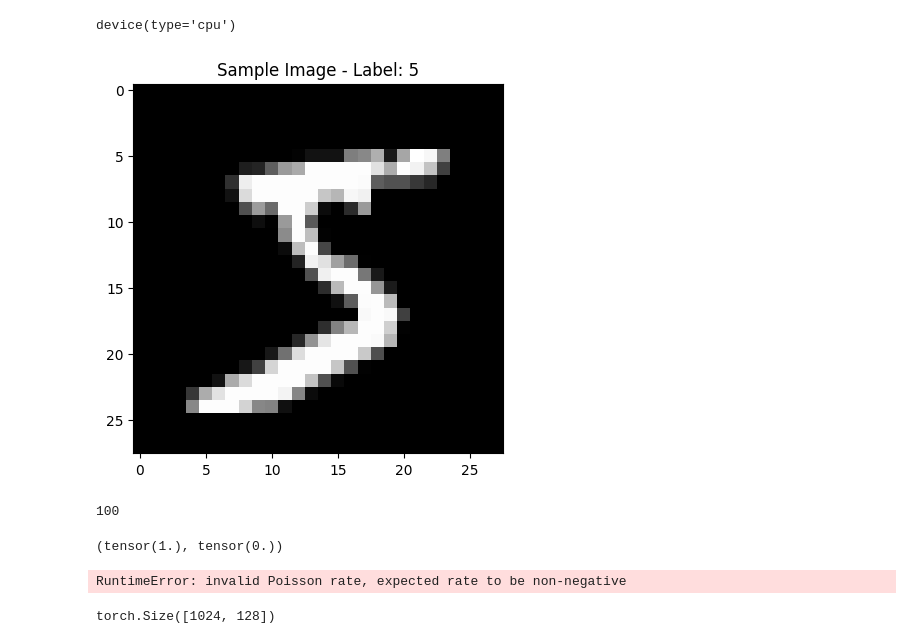
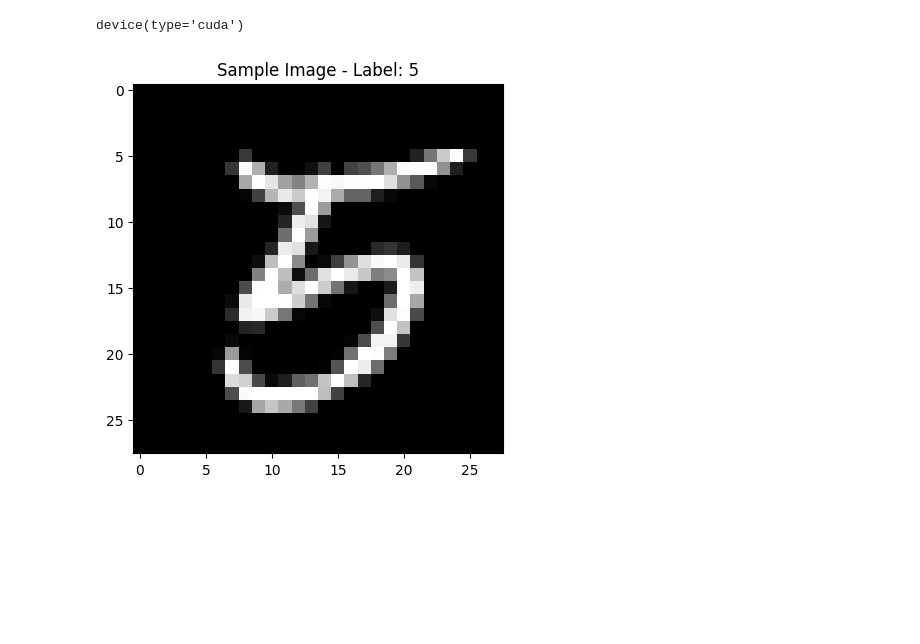
Before and after one commit to joeagriffith/iP-VAE, a Jupyter notebook: test.ipynb, the cells around one changed output. Saved outputs shown, nothing was run; the diff lists cells and outputs as text; code cells hidden in the pictures; blank space fills up the shorter version.

```diff
--- a/test.ipynb
+++ b/test.ipynb
@@ -10,76 +12,23 @@ from model import iPVAE
 from dataset import PreloadedDataset
 # %%
 device = torch.device('cuda' if torch.cuda.is_available() else 'cpu')
-device = torch.device('cpu')
+# device = torch.device('cpu')
 device
 # %% [output]
-device(type='cpu')
+device(type='cuda')
 # %%
 # Load the MNIST dataset
-mnist_train = datasets.MNIST(root='../../Datasets/', train=True, download=True, transform=torchvision.transforms.ToTensor())
-mnist_test = datasets.MNIST(root='../../Datasets/', train=False, download=True, transform=torchvision.transforms.ToTensor())
+mnist_train = datasets.MNIST(root='../../Datasets/', train=True, download=False, transform=torchvision.transforms.ToTensor())
+mnist_train, mnist_val = torch.utils.data.random_split(mnist_train, [50000, 10000])
+mnist_test = datasets.MNIST(root='../../Datasets/', train=False, download=False, transform=torchvision.transforms.ToTensor())
 train = PreloadedDataset.from_dataset(mnist_train, None, device, use_tqdm=True)
+val = PreloadedDataset.from_dataset(mnist_val, None, device, use_tqdm=True)
 test = PreloadedDataset.from_dataset(mnist_test, None, device, use_tqdm=True)
 
 # Display a sample image from the dataset
 sample_image, sample_label = mnist_train[0]
 plt.imshow(sample_image.squeeze().cpu(), cmap='gray')
 plt.title(f'Sample Image - Label: {sample_label}')
 plt.show()
 # %% [output]
-[figure, old version]
+[figure, new version]
-# %%
-train.images = train.images[:100]
-train.targets = train.targets[:100]
-len(train)
-# %% [output]
-100
-# %%
-train.images.max(), train.images.min()
-# %% [output]
-(tensor(1.), tensor(0.))
-# %%
-model = iPVAE(z_features=128, alpha=0.01, mode='mlp').to(device)
-# Training script
-num_epochs = 100
-learning_rate = 0.001
-optimizer = torch.optim.AdamW(model.parameters(), lr=learning_rate)
-train_loader = torch.utils.data.DataLoader(train, batch_size=10, shuffle=True)
-
-losses = []
-last_loss = 0
-for epoch in range(num_epochs):
-    model.train()
-    total_loss = 0
-
-    num_batches = 0
-    loop = tqdm(train_loader, leave=False)
-    loop.set_description(f'Epoch [{epoch+1}/{num_epochs}] Loss: {last_loss:.4f}')
-    for images, _ in loop:
-        images = images.unsqueeze(1).to(device)
-
-        optimizer.zero_grad()
-        loss = model.loss(images, steps=32)
-        model.zero_grad()
-        loss.backward()
-        # print(f'u grad max: {model.initial_state.grad.abs().max()}')
-        optimizer.step()
-
-        total_loss += loss.item()
-        num_batches += 1
-        # break
-    # break
-
-    last_loss = total_loss / num_batches
-    losses.append(last_loss)
-
-# print(f'Best loss: {min(losses)}')
-plt.plot(losses)
-plt.show()
-# %% [output]
-RuntimeError: invalid Poisson rate, expected rate to be non-negative
-# %%
-e = torch.randn(10, 784)
-model.decoder[0].weight.shape
-# %% [output]
-torch.Size([1024, 128])
```
Also changed, not shown: parts of 8 cells of this notebook, 4 other files.
